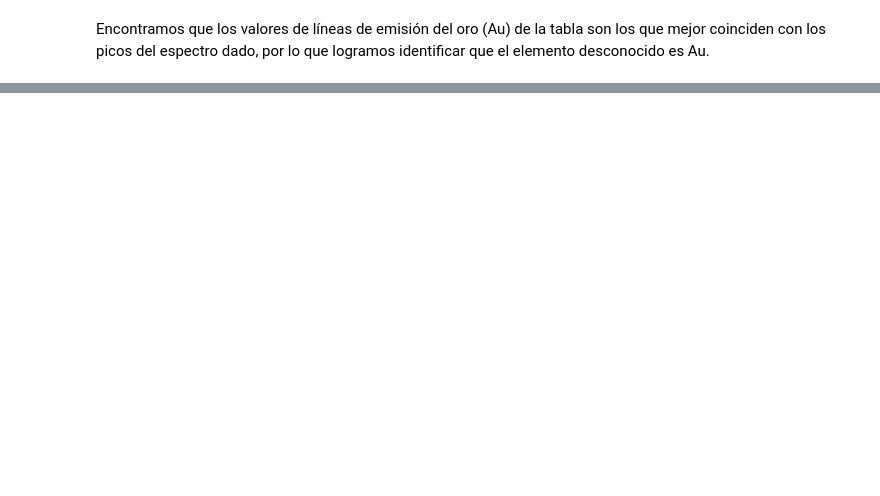
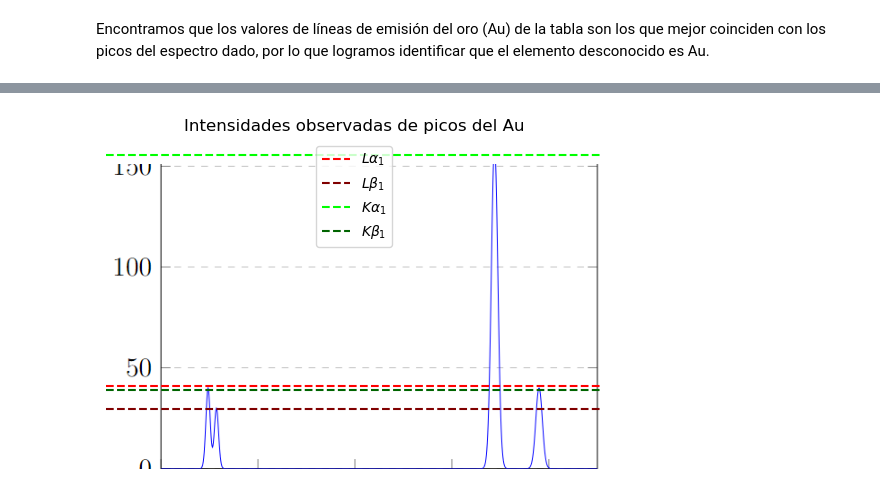
Before and after one commit to eduardoh27/Core-Level-Spectroscopy, a Jupyter notebook: Taller 3/punto10.ipynb, the cells around one changed output, grey strips where cells are left out. Drawn from its saved outputs; the diff is of its cells as text; code cells hidden in the pictures; blank space fills up the shorter version.

```diff
--- a/Taller 3/punto10.ipynb
+++ b/Taller 3/punto10.ipynb
@@ -61,0 +93,27 @@ Encontramos que los valores de líneas de emisión del oro (Au) de la tabla son
+# %%
+alto_pixeles = img.shape[0]
+alto_counts = 150
+# %%
+intensidad_L_alpha_1_Au = 40
+y1 = (alto_counts-intensidad_L_alpha_1_Au-1) * alto_pixeles / alto_counts
+
+intensidad_L_beta_1_Au = 30
+y2 = (alto_counts-intensidad_L_beta_1_Au) * alto_pixeles / alto_counts
+
+intensidad_K_alpha_1_Au = 155
+y3 = (alto_counts-intensidad_K_alpha_1_Au) * alto_pixeles / alto_counts
+
+intensidad_K_beta_1_Au = 40
+y4 = (alto_counts-intensidad_K_beta_1_Au+1) * alto_pixeles / alto_counts
+# %%
+plt.imshow(img)
+plt.title('Intensidades observadas de picos del Au')
+plt.axhline(y1, color='red', linestyle='--', label=r"$L\alpha_1$")
+plt.axhline(y2, color='maroon', linestyle='--', label=r"$L\beta_1$")
+plt.axhline(y3, color='lime', linestyle='--', label=r"$K\alpha_1$")
+plt.axhline(y4, color='darkgreen', linestyle='--', label=r"$K\beta_1$")
+plt.legend(loc='upper center')
+plt.axis('off')
+plt.show()
+# %% [output]
+[figure, added]
```
Also changed, not shown: parts of 17 cells of this notebook, 2 other files.
